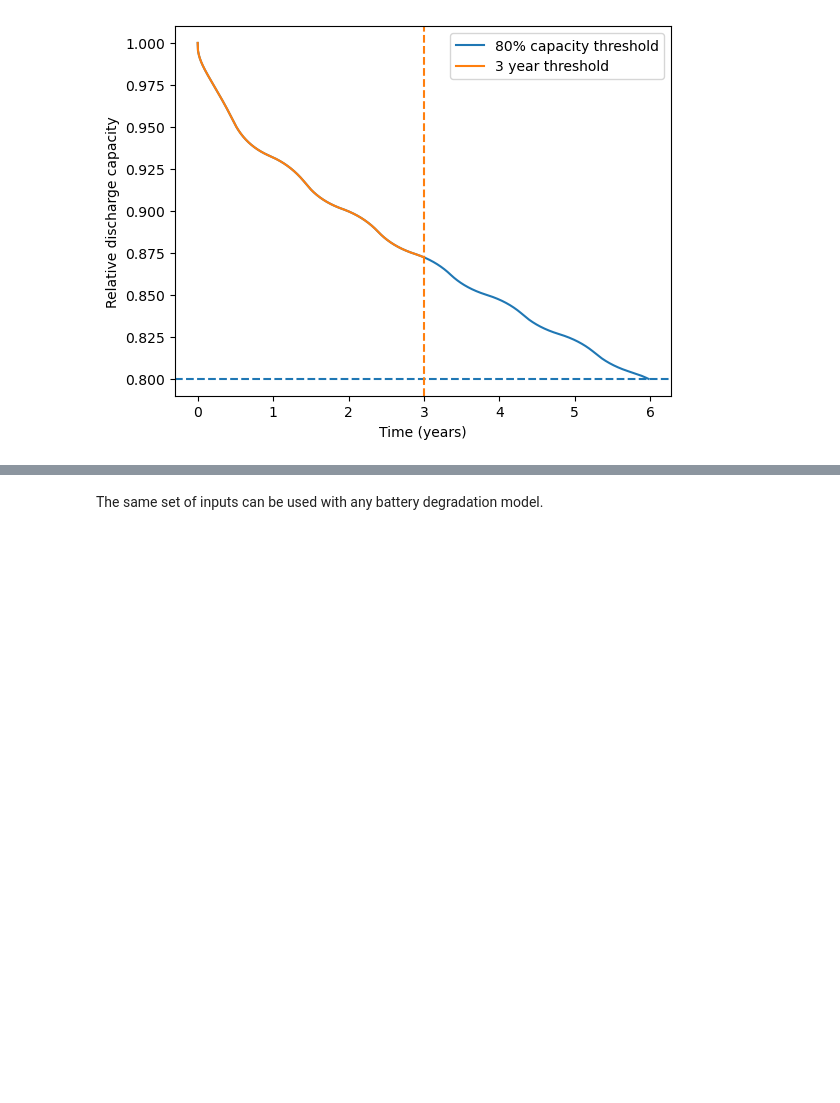
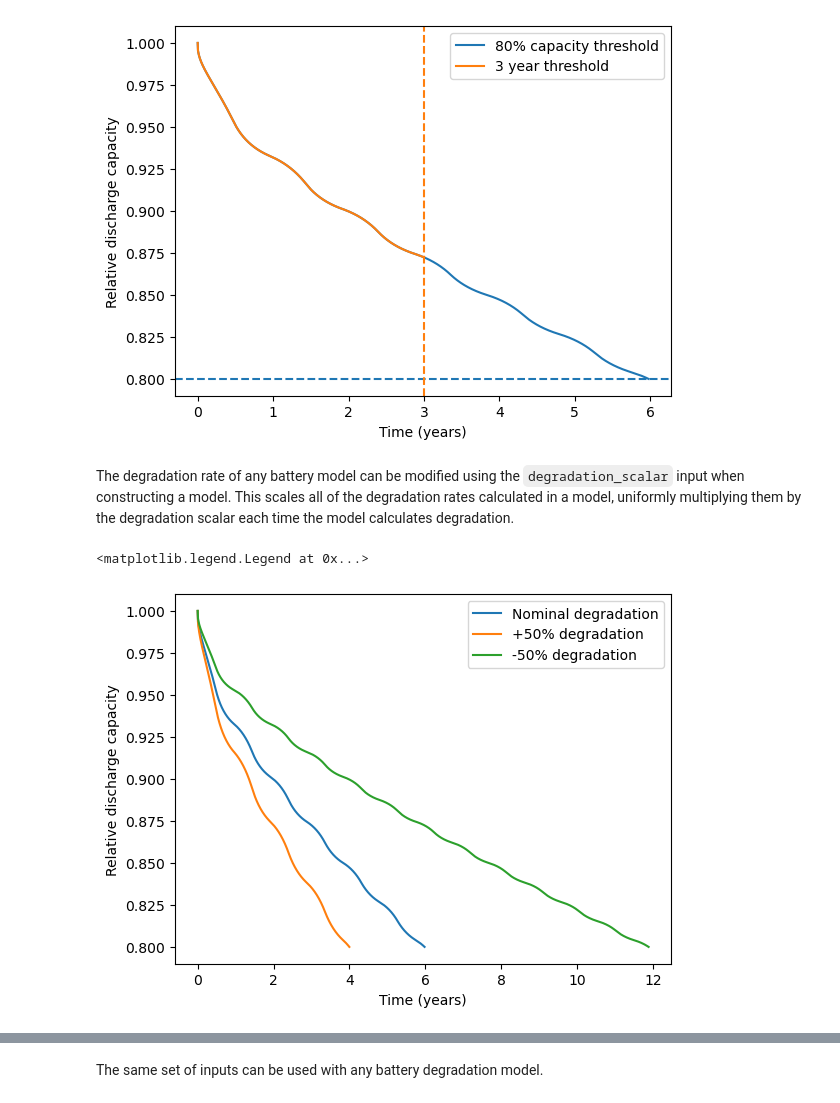
Before and after one commit to NREL/BLAST-Lite, a Jupyter notebook: examples/example.ipynb, the cells around one changed output, grey strips where cells are left out. Drawn from its saved outputs; the diff is of its cells as text; code cells hidden in the pictures; blank space fills up the shorter version.

```diff
--- a/examples/example.ipynb
+++ b/examples/example.ipynb
@@ -180,8 +180,8 @@ The `simulate_battery_degradation` function has inputs to easily control the dur
 cell_3years = Nmc111_Gr_Kokam75Ah_Battery()
 cell_80percent = Nmc111_Gr_Kokam75Ah_Battery()
 
-cell_3years.simulate_battery_life(simulation_inputs, simulation_years=3)
-cell_80percent.simulate_battery_life(simulation_inputs, capacity_threshold=0.8)
+cell_3years.simulate_battery_life(simulation_inputs, threshold_time=3)
+cell_80percent.simulate_battery_life(simulation_inputs, threshold_capacity=0.8)
 
 plt.plot(cell_80percent.stressors['t_days']/365, cell_80percent.outputs['q'], label='80% capacity threshold')
 plt.plot(cell_3years.stressors['t_days']/365, cell_3years.outputs['q'], label='3 year threshold')
@@ -193,3 +193,23 @@ plt.legend()
 # %% [output]
 <matplotlib.legend.Legend at 0x...>
 [figure]
+# %% [markdown]
+The degradation rate of any battery model can be modified using the `degradation_scalar` input when constructing a model. This scales all of the degradation rates calculated in a model, uniformly multiplying them by the degradation scalar each time the model calculates degradation.
+# %%
+cell_normal = Nmc111_Gr_Kokam75Ah_Battery()
+cell_worse = Nmc111_Gr_Kokam75Ah_Battery(degradation_scalar=1.5)
+cell_better = Nmc111_Gr_Kokam75Ah_Battery(degradation_scalar=0.5)
+
+cell_normal.simulate_battery_life(simulation_inputs, threshold_capacity=0.8)
+cell_worse.simulate_battery_life(simulation_inputs, threshold_capacity=0.8)
+cell_better.simulate_battery_life(simulation_inputs, threshold_capacity=0.8)
+
+plt.plot(cell_normal.stressors['t_days']/365, cell_normal.outputs['q'], label='Nominal degradation')
+plt.plot(cell_worse.stressors['t_days']/365, cell_worse.outputs['q'], label='+50% degradation')
+plt.plot(cell_better.stressors['t_days']/365, cell_better.outputs['q'], label='-50% degradation')
+plt.xlabel('Time (years)')
+plt.ylabel('Relative discharge capacity')
+plt.legend()
+# %% [output]
+<matplotlib.legend.Legend at 0x...>
+[figure, added]
```
Also changed, not shown: parts of 4 cells of this notebook, 35 other files.
